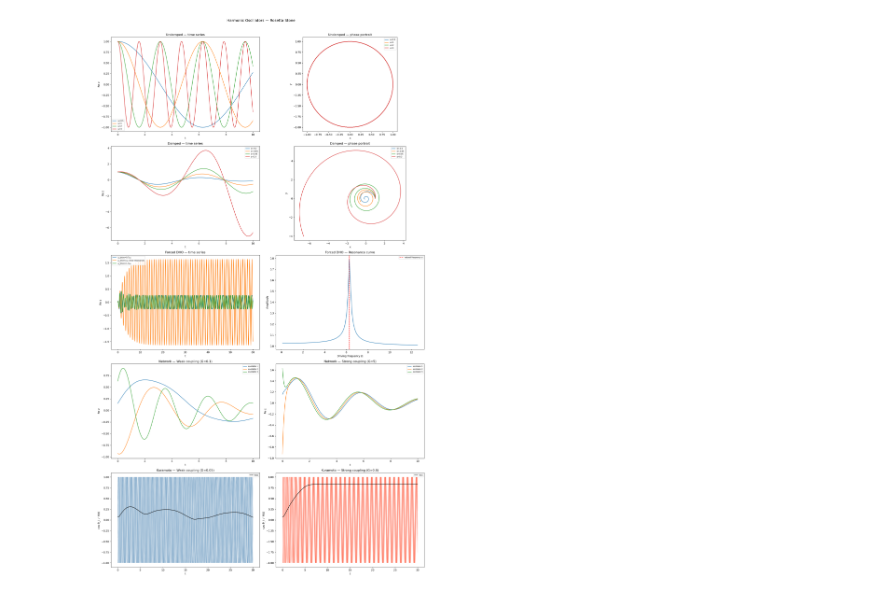
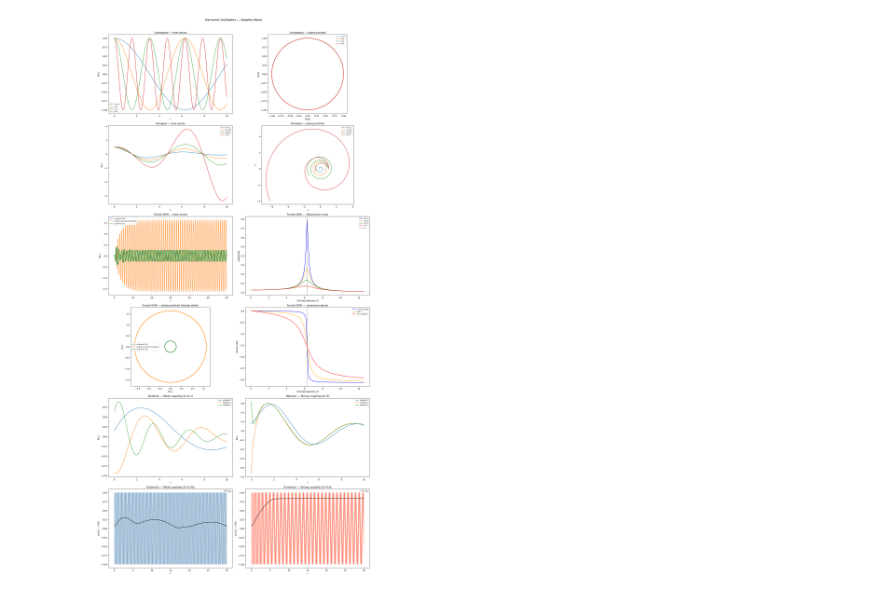
Before and after one commit to claudiasantamariav/nmmlab, a Jupyter notebook: notebooks/HO simulation.ipynb, the cells around one changed output. Saved outputs shown, nothing was run; the diff lists cells and outputs as text; code cells hidden in the pictures.

```diff
--- a/notebooks/HO simulation.ipynb
+++ b/notebooks/HO simulation.ipynb
@@ -36,9 +43,9 @@ G_values = np.linspace(0, 1.0, 40)
 # %%
-fig = plt.figure(figsize=(18, 30))
+fig = plt.figure(figsize=(18, 36))
 
 # ── Row 1: Undamped HO ──
-ax1 = fig.add_subplot(5, 2, 1)
-ax2 = fig.add_subplot(5, 2, 2)
+ax1 = fig.add_subplot(6, 2, 1)
+ax2 = fig.add_subplot(6, 2, 2)
 for omega_val in [0.5, 1, 2, 4]:
     z = ho(omega=omega_val, alpha=0, z0=1+0j, t=t)
     ax1.plot(t, z.real, label=f"ω={omega_val}")
@@ -51,8 +58,8 @@ ax2.set_aspect("equal")
 ax1.legend(fontsize=7); ax2.legend(fontsize=7)
 
 # ── Row 2: Damped HO ──
-ax3 = fig.add_subplot(5, 2, 3)
-ax4 = fig.add_subplot(5, 2, 4)
+ax3 = fig.add_subplot(6, 2, 3)
+ax4 = fig.add_subplot(6, 2, 4)
 for alpha_val in [-0.2, -0.05, 0.05, 0.2]:
     z = ho(omega=1, alpha=alpha_val, z0=1+0j, t=t)
     ax3.plot(t, z.real, label=f"α={alpha_val}")
@@ -64,62 +71,86 @@ ax4.set_xlabel("x"); ax4.set_ylabel("y")
 ax4.set_aspect("equal")
 ax3.legend(fontsize=7); ax4.legend(fontsize=7)
 
-# ── Row 3: Forced DHO ──
-ax5 = fig.add_subplot(5, 2, 5)
-ax6 = fig.add_subplot(5, 2, 6)
+# ── Row 3: Forced DHO — time series + resonance curve ──
+ax5 = fig.add_subplot(6, 2, 5)
+ax6 = fig.add_subplot(6, 2, 6)
 t_forced = np.linspace(0, 60, 3000)
 drives = [omega_forced * 0.7, omega_forced * 0.99, omega_forced * 1.3]
 labels_f = ['ω_drive=0.7ω₀', 'ω_drive≈ω₀ (near resonance)', 'ω_drive=1.3ω₀']
 for od, lab in zip(drives, labels_f):
     z = forced_dho(omega=omega_forced, alpha=-0.3, F0=0.5, omega_drive=od, z0=0+0j, t=t_forced)
     ax5.plot(t_forced, z.real, label=lab)
 ax5.set_title("Forced DHO — time series")
 ax5.set_xlabel("t"); ax5.set_ylabel("Re z")
 ax5.legend(fontsize=7)
 omega_drives_low = np.linspace(0.1, 4 * np.pi, 100)
-H = 1.0 / (omega_forced**2 - omega_drives_low**2 + 2j * (-0.1) * omega_drives_low)
-amplitudes = np.abs(H)
-ax6.plot(omega_drives_low, amplitudes)
-ax6.axvline(omega_forced, color='red', linestyle='--', label='natural frequency ω')
+for gamma, col, lab in zip([0.1, 0.3, 0.6, 1.2], ['blue', 'orange', 'green', 'red'],
+                            ['γ=0.1', 'γ=0.3', 'γ=0.6', 'γ=1.2']):
+    H_g = 1.0 / (omega_forced**2 - omega_drives_low**2 + 2j * gamma * omega_drives_low)
+    ax6.plot(omega_drives_low, np.abs(H_g), color=col, label=lab)
+ax6.axvline(omega_forced, color='k', linestyle='--', linewidth=0.8, label='ω₀')
 ax6.set_xlabel("Driving frequency Ω"); ax6.set_ylabel("Amplitude")
 ax6.set_title("Forced DHO — Resonance curve")
 ax6.legend(fontsize=7)
 
-# ── Row 4: Coupled DHO ──
-ax7 = fig.add_subplot(5, 2, 7)
-ax8 = fig.add_subplot(5, 2, 8)
+# ── Row 4: Forced DHO — phase portrait + resonance phase ──
+ax7 = fig.add_subplot(6, 2, 7)
+ax8 = fig.add_subplot(6, 2, 8)
+colors_f = ['steelblue', 'darkorange', 'green']
+t_ss = np.linspace(40, 60, 1000)   # steady-state window only
+for od, lab, col in zip(drives, labels_f, colors_f):
+    z = forced_dho(omega=omega_forced, alpha=-0.3, F0=0.5, omega_drive=od, z0=0+0j, t=t_forced)
+    idx = np.searchsorted(t_forced, 40)
+    ax7.plot(z.real[idx:], z.imag[idx:], label=lab, color=col)
+ax7.set_title("Forced DHO — phase portrait (steady state)")
+ax7.set_xlabel("Re z"); ax7.set_ylabel("Im z")
+ax7.set_aspect("equal")
+ax7.legend(fontsize=7)
+phases = np.angle(H)
+for gamma, col, lab in zip([0.05, 0.3, 1.0], ['blue', 'orange', 'red'],
+                            ['γ=0.05 (sharp)', 'γ=0.3', 'γ=1.0 (broad)']):
+    H_g = 1.0 / (omega_forced**2 - omega_drives_low**2 + 2j * gamma * omega_drives_low)
+    ax8.plot(omega_drives_low, np.angle(H_g), color=col, label=lab)
+ax8.axvline(omega_forced, color='k', linestyle='--', linewidth=0.8)
+ax8.set_xlabel("Driving frequency Ω"); ax8.set_ylabel("Phase (rad)")
+ax8.set_title("Forced DHO — resonance phase")
+ax8.legend(fontsize=7)
+
+# ── Row 5: Coupled DHO ──
+ax9  = fig.add_subplot(6, 2, 9)
+ax10 = fig.add_subplot(6, 2, 10)
 Z_weak = coupled_dho(alphas, omegas, C=C, G=0.1, z0=z0_net, t=t, F=F_net)
 for i in range(N):
-    ax7.plot(t, Z_weak[:, i].real, label=f"oscillator {i+1}")
+    ax9.plot(t, Z_weak[:, i].real, label=f"oscillator {i+1}")
 Z_strong = coupled_dho(alphas, omegas, C=C, G=5, z0=z0_net, t=t, F=F_net)
 for i in range(N):
-    ax8.plot(t, Z_strong[:, i].real, label=f"oscillator {i+1}")
-ax7.set_ylabel("Re z"); ax8.set_ylabel("Re z")
-ax7.set_title("Network — Weak coupling (G=0.1)")
-ax8.set_title("Network — Strong coupling (G=5)")
-ax7.set_xlabel("t"); ax8.set_xlabel("t")
-ax7.legend(fontsize=7); ax8.legend(fontsize=7)
+    ax10.plot(t, Z_strong[:, i].real, label=f"oscillator {i+1}")
+ax9.set_ylabel("Re z"); ax10.set_ylabel("Re z")
+ax9.set_title("Network — Weak coupling (G=0.1)")
+ax10.set_title("Network — Strong coupling (G=5)")
+ax9.set_xlabel("t"); ax10.set_xlabel("t")
+ax9.legend(fontsize=7); ax10.legend(fontsize=7)
 
-# ── Row 5: Kuramoto ──
-ax9 = fig.add_subplot(5, 2, 9)
-ax10 = fig.add_subplot(5, 2, 10)
+# ── Row 6: Kuramoto ──
+ax11 = fig.add_subplot(6, 2, 11)
+ax12 = fig.add_subplot(6, 2, 12)
 theta_weak, R_weak = kuramoto(omegas_k, G=0.05, t=t_k)
 for i in range(N_k):
-    ax9.plot(t_k, np.cos(theta_weak[:, i]), alpha=0.2, lw=0.5, color='steelblue')
-ax9.plot(t_k, R_weak, color='black', lw=1.5, label='R(t)')
-ax9.set_title("Kuramoto — Weak coupling (G=0.05)")
-ax9.set_xlabel("t"); ax9.set_ylabel("cos θ_i  /  R(t)")
-ax9.legend(fontsize=7)
+    ax11.plot(t_k, np.cos(theta_weak[:, i]), alpha=0.2, lw=0.5, color='steelblue')
+ax11.plot(t_k, R_weak, color='black', lw=1.5, label='R(t)')
+ax11.set_title("Kuramoto — Weak coupling (G=0.05)")
+ax11.set_xlabel("t"); ax11.set_ylabel("cos θ_i  /  R(t)")
+ax11.legend(fontsize=7)
 theta_strong, R_strong = kuramoto(omegas_k, G=0.8, t=t_k)
 for i in range(N_k):
-    ax10.plot(t_k, np.cos(theta_strong[:, i]), alpha=0.2, lw=0.5, color='tomato')
-ax10.plot(t_k, R_strong, color='black', lw=1.5, label='R(t)')
-ax10.set_title("Kuramoto — Strong coupling (G=0.8)")
-ax10.set_xlabel("t"); ax10.set_ylabel("cos θ_i  /  R(t)")
-ax10.legend(fontsize=7)
+    ax12.plot(t_k, np.cos(theta_strong[:, i]), alpha=0.2, lw=0.5, color='tomato')
+ax12.plot(t_k, R_strong, color='black', lw=1.5, label='R(t)')
+ax12.set_title("Kuramoto — Strong coupling (G=0.8)")
+ax12.set_xlabel("t"); ax12.set_ylabel("cos θ_i  /  R(t)")
+ax12.legend(fontsize=7)
 
 plt.suptitle("Harmonic Oscillators — Rosetta Stone", fontsize=14, y=1.01)
 plt.tight_layout()
 plt.show()
 # %% [output]
-[figure, old version]
+[figure, new version]
```
Also changed, not shown: parts of 2 cells of this notebook, 2 other files.
